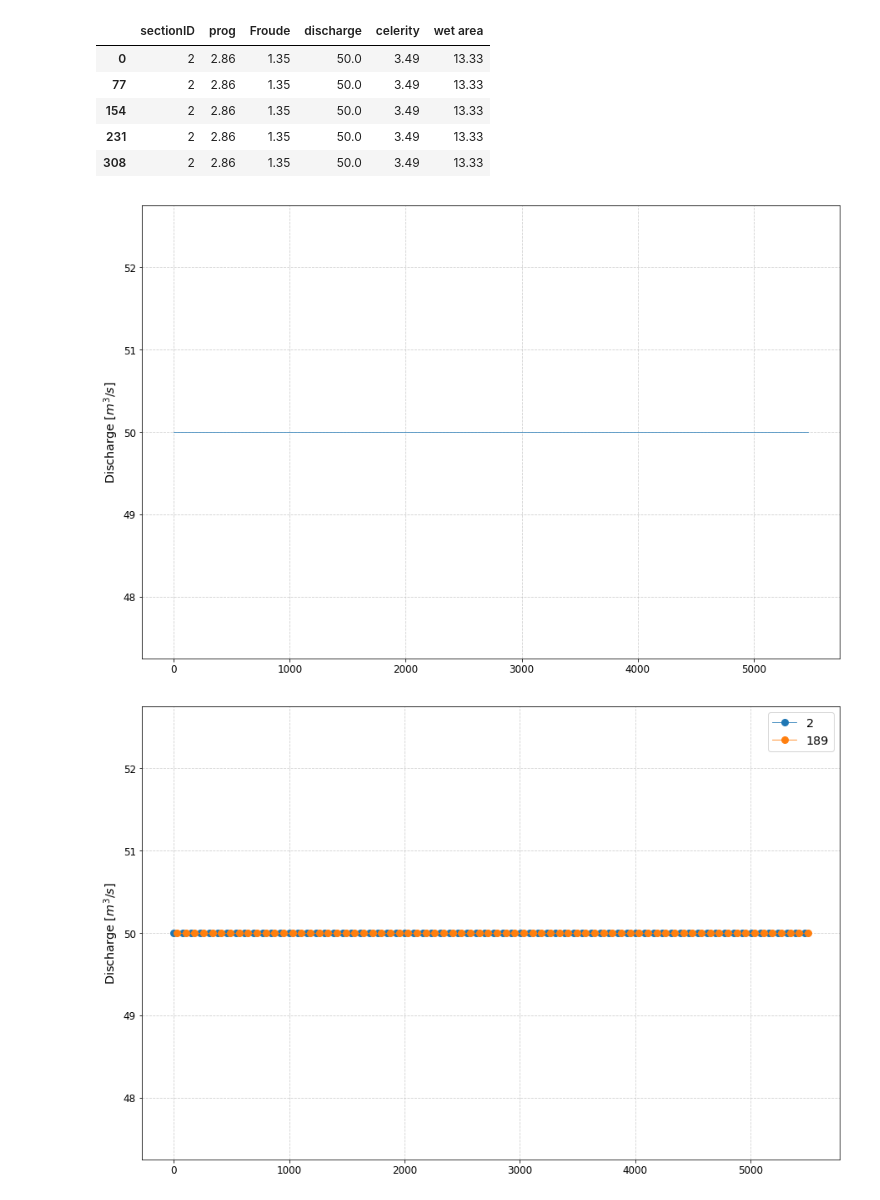
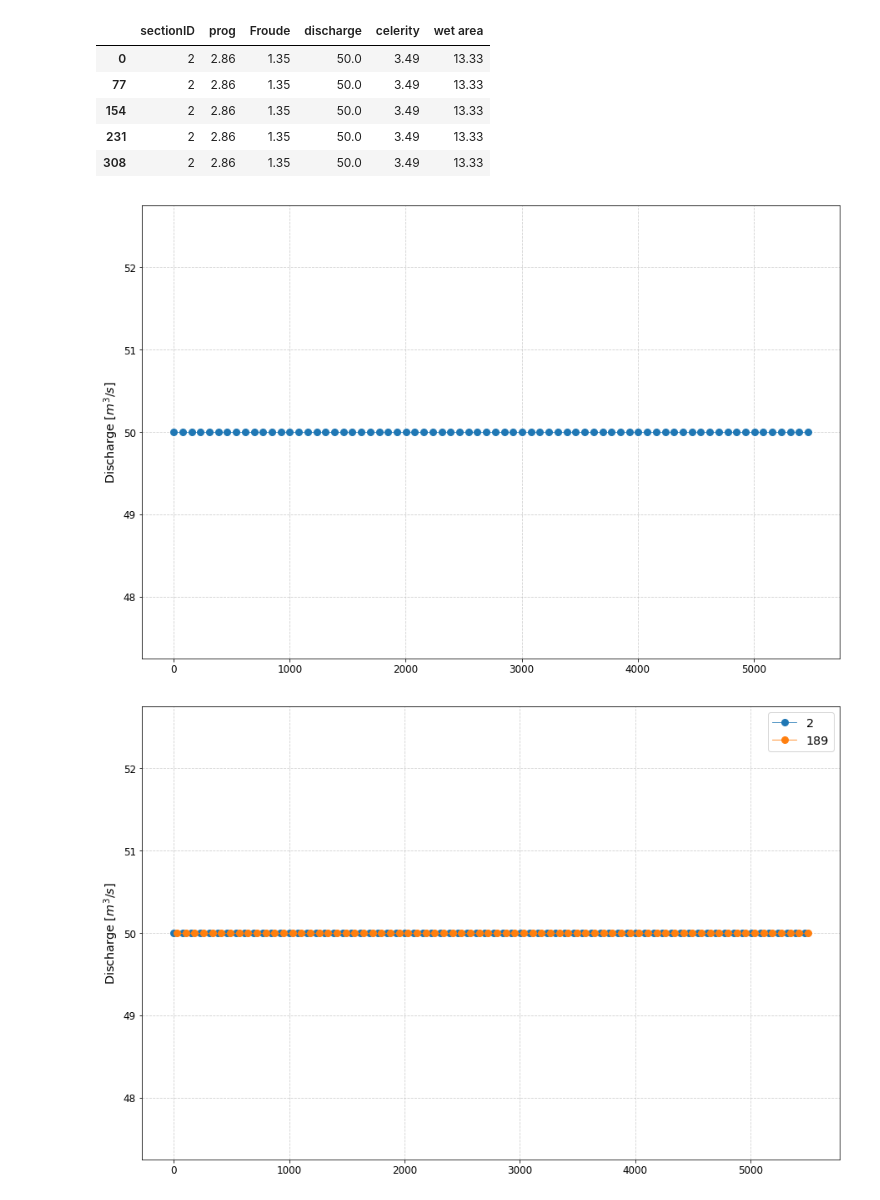
Before and after one commit to GEOframeOMSProjects/OMS_Project_DeSaintVenant1D, a Jupyter notebook: docs/SaintGeo_output.ipynb, the cells around one changed output. Cells and saved outputs as stored; diff of their text form; code cells hidden in the pictures.

```diff
--- a/docs/SaintGeo_output.ipynb
+++ b/docs/SaintGeo_output.ipynb
@@ -137,14 +150,14 @@ dfSectionDischarge.head()
 | 231 | 2 | 2.86 | 1.35 | 50.0 | 3.49 | 13.33 |
 | 308 | 2 | 2.86 | 1.35 | 50.0 | 3.49 | 13.33 |
 # %%
-plt.plot(dfSectionDischarge["discharge"])
+plt.plot(dfSectionDischarge["discharge"],marker='.')
 plt.grid()
 #plt.xlabel("Distance [$m$]")
 plt.ylabel("Discharge [$m^3/s$]")
 
 plt.show()
 # %% [output]
-[figure, old version]
+[figure, new version]
 # %%
 sectionID1 = 2
 sectionID2 = 189
```
Also changed, not shown: parts of 7 cells of this notebook, 1 other file.
